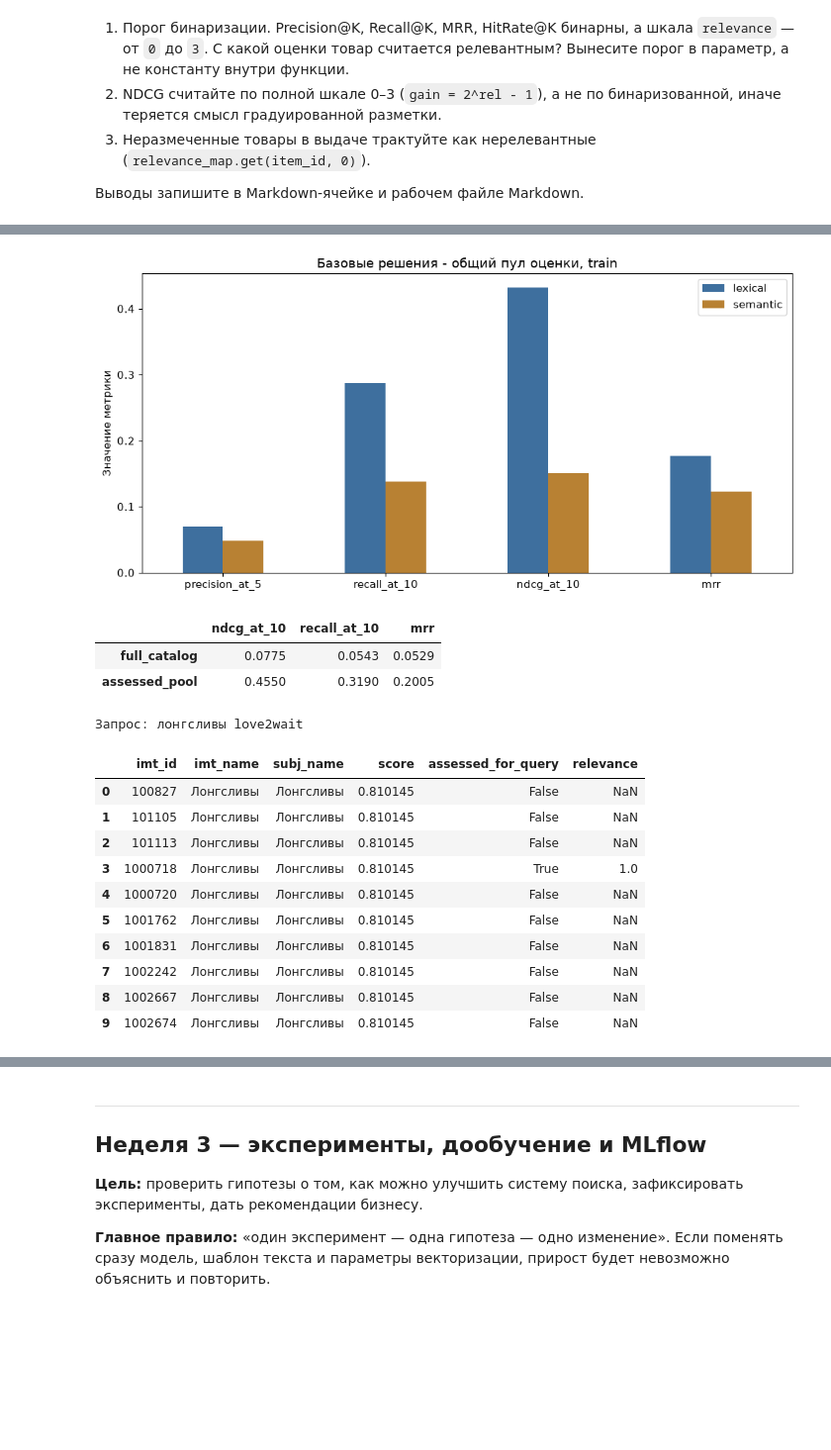
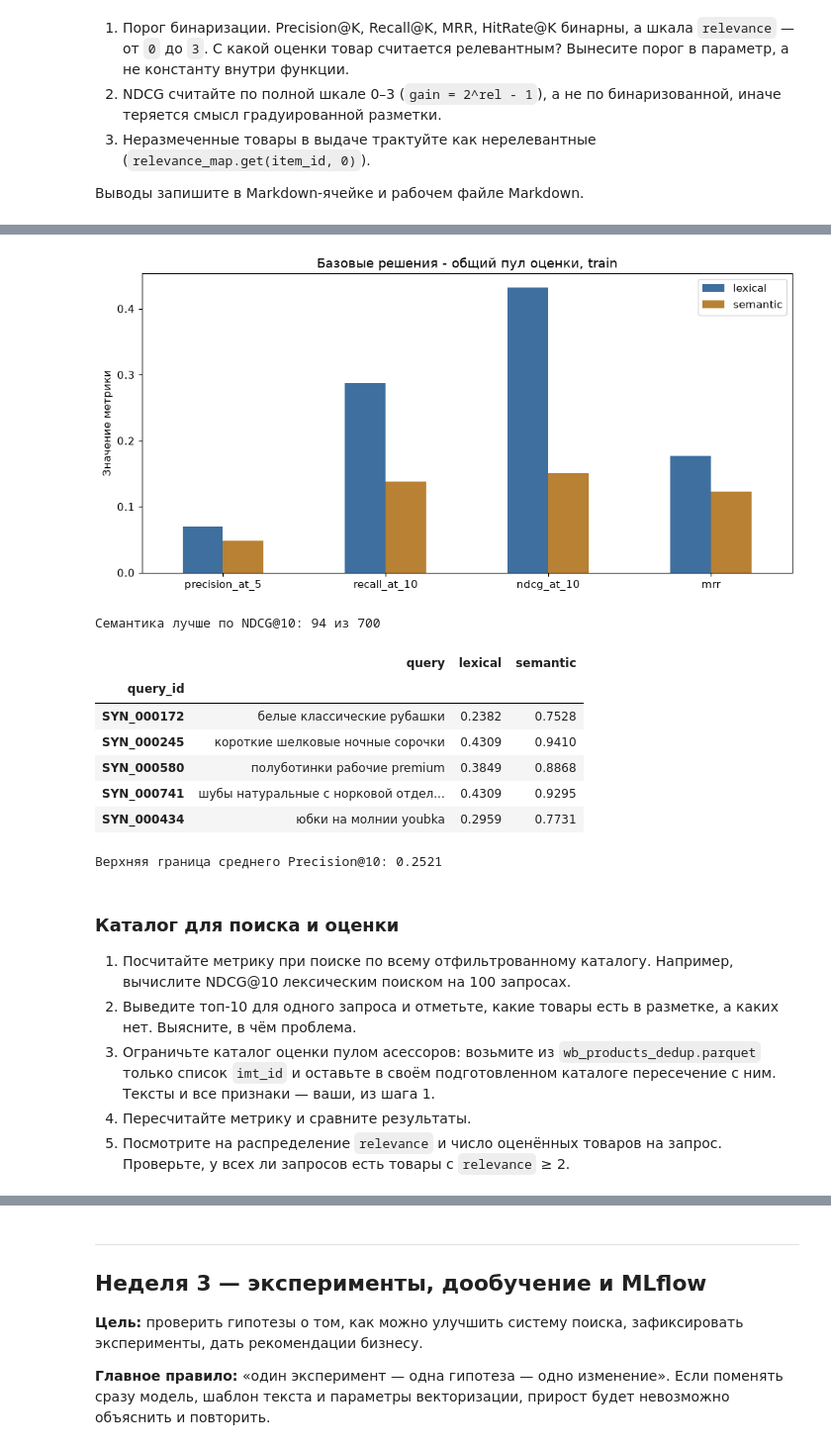
Before and after one commit to RollyDorian/recsys-marketplace, a Jupyter notebook: semantic_search_project.ipynb, the cells around one changed output, grey strips where cells are left out. Shown at 99% size. Drawn from its saved outputs; the diff is of its cells as text; code cells hidden in the pictures; blank space fills up the shorter version.

```diff
--- a/semantic_search_project.ipynb
+++ b/semantic_search_project.ipynb
@@ -447,8 +585,15 @@ display(queries_train[['query_id', 'query_text']].drop_duplicates('query_id').sa
 # %%
 # Ваш код: фильтрация, дедупликация, отсев пустых, очистка, сборка product_text
 import html
-import re
 import gc
+
+def join_fields(frame, columns):
+    text = frame[columns[0]]
+    for column in columns[1:]:
+        values = frame[column]
+        text = text.str.cat(values.mask(text.ne('') & values.ne(''), ' . ' + values))
+    return text
+
 
 def clean_text(value):
     if pd.isna(value):
@@ -458,7 +603,6 @@ def clean_text(value):
     value = re.sub(r'[^\w\s.,%+/-]', ' ', value, flags=re.UNICODE)
     return re.sub(r'\s+', ' ', value).strip()
 
-CATEGORIES = ['Одежда', 'Обувь']
 df_products_full = df_raw.loc[df_raw['subj_root_name'].isin(CATEGORIES)].copy()
 df_products_full['description_length'] = df_products_full['description'].fillna('').str.len()
 df_products_full = df_products_full.sort_values(
@@ -471,14 +615,13 @@ print('После дедупликации:', len(df_products_full))
 print('Без названия и описания:', int(empty_products.sum()))
 df_products_full = df_products_full.loc[~empty_products].sort_values('imt_id').reset_index(drop=True)
 df_products_full['has_description'] = df_products_full['description'].ne('')
-df_products_full['product_text'] = df_products_full[['imt_name', 'subj_name', 'description']].apply(
-    lambda row: ' . '.join(value for value in row if value), axis=1
-)
+df_products_full['product_text'] = join_fields(df_products_full, ['imt_name', 'subj_name', 'description'])
 assessed_ids = pd.read_parquet(ASSESSED_POOL_PATH, columns=['imt_id'])['imt_id'].unique()
 df_products = df_products_full.loc[df_products_full['imt_id'].isin(assessed_ids)].copy()
 pool_positions = df_products.index.to_numpy()
 df_products = df_products.reset_index(drop=True)
 assert df_products['imt_id'].is_unique and df_products['product_text'].str.strip().ne('').all()
+assert set(df_products['imt_id']) == set(assessed_ids)
 assert queries_train['item_id'].isin(df_products['imt_id']).all()
 assert queries_test['item_id'].isin(df_products['imt_id']).all()
 print('Полный подготовленный каталог:', len(df_products_full))
@@ -685,11 +887,13 @@ def ranking_metrics(retrieved_ids, relevance_map, ks=KS, threshold=RELEVANCE_THR
         result['ndcg_at_' + str(k)] = float((gains / discounts).sum() / ideal_dcg) if ideal_dcg else 0.0
     return result
 
-def evaluate(search_function, queries, catalog_size=len(df_products)):
+def evaluate(search_function, queries, catalog_size=len(df_products), top_items=None):
     rows = []
     for query_id, group in queries.groupby('query_id', sort=True):
         relevance_map = dict(zip(group['item_id'], group['relevance']))
         retrieved = search_function(group['query_text'].iloc[0], catalog_size)['imt_id'].tolist()
+        if top_items is not None:
+            top_items[query_id] = retrieved[:max(KS)]
         rows.append({'query_id': query_id, **ranking_metrics(retrieved, relevance_map)})
     return pd.DataFrame(rows).set_index('query_id')
 
@@ -699,62 +903,60 @@ baseline_summary = pd.DataFrame({
     'lexical': lexical_results.mean(), 'semantic': semantic_results.mean(),
 }).T
 baseline_summary.to_csv(ARTIFACT_DIR / 'baseline_metrics.csv')
+lexical_results.to_csv(ARTIFACT_DIR / 'lexical_per_query.csv')
+semantic_results.to_csv(ARTIFACT_DIR / 'semantic_per_query.csv')
 display(baseline_summary.T.round(4))
 baseline_summary[['precision_at_5', 'recall_at_10', 'ndcg_at_10', 'mrr']].T.plot.bar(
     color=['#3E6F9E', '#B88133'], figsize=(10, 5)
 )
 plt.title('Базовые решения - общий пул оценки, train')
 plt.ylabel('Значение метрики')
 plt.xticks(rotation=0)
 plt.tight_layout()
 plt.show()
 
-diagnostic_ids = queries_train['query_id'].drop_duplicates().sample(100, random_state=SEED)
-diagnostic_queries = queries_train.loc[queries_train['query_id'].isin(diagnostic_ids)]
-full_results = evaluate(search_lexical_full, diagnostic_queries, len(df_products_full))
-pool_results = lexical_results.loc[sorted(diagnostic_ids)]
-display(pd.DataFrame({
-    'full_catalog': full_results.mean(), 'assessed_pool': pool_results.mean(),
-}).T[['ndcg_at_10', 'recall_at_10', 'mrr']].round(4))
-first_query = diagnostic_queries.iloc[0]
-judgments = queries_train.loc[queries_train['query_id'].eq(first_query['query_id'])].set_index('item_id')['relevance']
-full_top = search_lexical_full(first_query['query_text'], 10)
-full_top['assessed_for_query'] = full_top['imt_id'].isin(judgments.index)
-full_top['relevance'] = full_top['imt_id'].map(judgments)
-print('Запрос:', first_query['query_text'])
-display(full_top)
+
+ndcg_diff = semantic_results['ndcg_at_10'] - lexical_results['ndcg_at_10']
+semantic_wins = ndcg_diff[ndcg_diff.gt(0)].sort_values(ascending=False)
+print('Семантика лучше по NDCG@10:', len(semantic_wins), 'из', len(ndcg_diff))
+query_names = queries_train.drop_duplicates('query_id').set_index('query_id')['query_text']
+display(pd.DataFrame({'query': query_names, 'lexical': lexical_results['ndcg_at_10'],
+                      'semantic': semantic_results['ndcg_at_10']}).loc[semantic_wins.head(5).index].round(4))
+print('Верхняя граница среднего Precision@10:', round(positive_counts.clip(upper=10).mean() / 10, 4))
 # %% [output]
 |  | lexical | semantic |
 | mrr | 0.1769 | 0.1233 |
 | precision_at_1 | 0.0743 | 0.0686 |
 | recall_at_1 | 0.0391 | 0.0303 |
 | hit_rate_at_1 | 0.0743 | 0.0686 |
 | ndcg_at_1 | 0.1788 | 0.0876 |
 | precision_at_3 | 0.0700 | 0.0529 |
 | recall_at_3 | 0.0971 | 0.0616 |
 | hit_rate_at_3 | 0.1686 | 0.1229 |
 | ndcg_at_3 | 0.2834 | 0.1189 |
 | precision_at_5 | 0.0697 | 0.0480 |
 | recall_at_5 | 0.1526 | 0.0837 |
 | hit_rate_at_5 | 0.2471 | 0.1714 |
 | ndcg_at_5 | 0.3432 | 0.1334 |
 | precision_at_10 | 0.0696 | 0.0426 |
 | recall_at_10 | 0.2869 | 0.1378 |
 | hit_rate_at_10 | 0.4157 | 0.2557 |
 | ndcg_at_10 | 0.4315 | 0.1512 |
 [figure]
+Семантика лучше по NDCG@10: 94 из 700
-|  | ndcg_at_10 | recall_at_10 | mrr |
-| full_catalog | 0.0775 | 0.0543 | 0.0529 |
-| assessed_pool | 0.4550 | 0.3190 | 0.2005 |
+|  | query | lexical | semantic |
+| query_id |  |  |  |
+| SYN_000172 | белые классические рубашки | 0.2382 | 0.7528 |
+| SYN_000245 | короткие шелковые ночные сорочки | 0.4309 | 0.9410 |
+| SYN_000580 | полуботинки рабочие premium | 0.3849 | 0.8868 |
+| SYN_000741 | шубы натуральные с норковой отдел... | 0.4309 | 0.9295 |
+| SYN_000434 | юбки на молнии youbka | 0.2959 | 0.7731 |
-Запрос: лонгсливы love2wait
-|  | imt_id | imt_name | subj_name | score | assessed_for_query | relevance |
-| 0 | 100827 | Лонгсливы | Лонгсливы | 0.810145 | False | NaN |
-| 1 | 101105 | Лонгсливы | Лонгсливы | 0.810145 | False | NaN |
-| 2 | 101113 | Лонгсливы | Лонгсливы | 0.810145 | False | NaN |
-| 3 | 1000718 | Лонгсливы | Лонгсливы | 0.810145 | True | 1.0 |
-| 4 | 1000720 | Лонгсливы | Лонгсливы | 0.810145 | False | NaN |
-| 5 | 1001762 | Лонгсливы | Лонгсливы | 0.810145 | False | NaN |
-| 6 | 1001831 | Лонгсливы | Лонгсливы | 0.810145 | False | NaN |
-| 7 | 1002242 | Лонгсливы | Лонгсливы | 0.810145 | False | NaN |
-| 8 | 1002667 | Лонгсливы | Лонгсливы | 0.810145 | False | NaN |
-| 9 | 1002674 | Лонгсливы | Лонгсливы | 0.810145 | False | NaN |
+Верхняя граница среднего Precision@10: 0.2521
+# %% [markdown]
+### Каталог для поиска и оценки
+
+1. Посчитайте метрику при поиске по всему отфильтрованному каталогу. Например, вычислите NDCG@10 лексическим поиском на 100 запросах.
+2. Выведите топ-10 для одного запроса и отметьте, какие товары есть в разметке, а каких нет. Выясните, в чём проблема.
+3. Ограничьте каталог оценки пулом асессоров: возьмите из `wb_products_dedup.parquet` только список `imt_id` и оставьте в своём подготовленном каталоге пересечение с ним. Тексты и все признаки — ваши, из шага 1.
+4. Пересчитайте метрику и сравните результаты.
+5. Посмотрите на распределение `relevance` и число оценённых товаров на запрос. Проверьте, у всех ли запросов есть товары с `relevance` ≥ 2.
```
Also changed, not shown: parts of 45 cells of this notebook, 4 other files.
